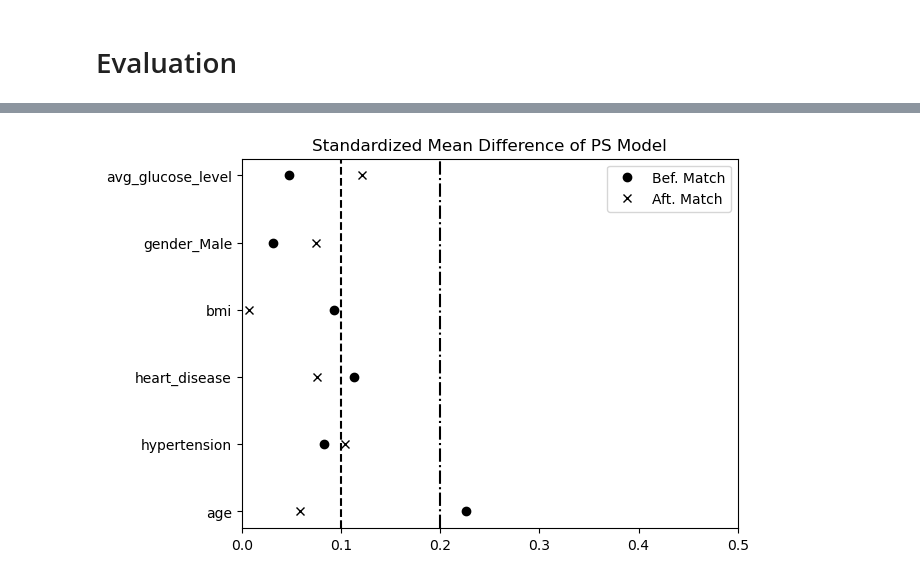
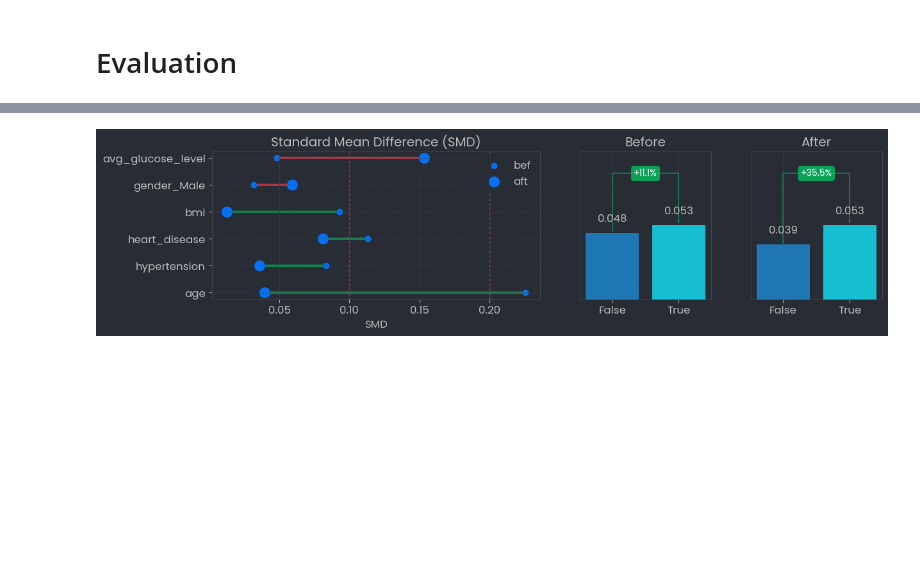
Before and after one commit to azuka31/Tsel-AAGM, a Jupyter notebook: propensity_test.ipynb, the cells around one changed output, grey strips where cells are left out. Saved outputs shown, nothing was run; the diff lists cells and outputs as text; code cells hidden in the pictures; blank space fills up the shorter version.

```diff
--- a/propensity_test.ipynb
+++ b/propensity_test.ipynb
@@ -77,4 +170,58 @@ plt.show()
-# %%
-model.plot_smd()
-# %% [output]
-[figure, removed]
+# %%
+from matplotlib.patches import FancyArrowPatch
+r, c = 1, 3
+fig, ax = plt.subplots(r, c, figsize=(4.5*c, 3*r), width_ratios=(50,20,20))
+ax = ax.flatten()
+
+# Before Matching
+stroke_by_treatment = model.df.groupby(treatment)[[outcome]].mean()
+categories = stroke_by_treatment.index.values
+values = stroke_by_treatment['stroke'].values
+custom_bar_arrow(categories=categories,
+                 values=values,
+                 ax=ax[1])
+ax[1].set_title('Before')
+ax[1].set_xticks(ticks=[0,1], labels=('False', 'True'))
+
+# After Matching
+stroke_by_treatment = model.df_matched.groupby(treatment)[[outcome]].mean()
+categories = stroke_by_treatment.index.values
+values = stroke_by_treatment['stroke'].values
+custom_bar_arrow(categories=categories,
+                 values=values,
+                 ax=ax[2])
+ax[2].set_title('After')
+ax[2].set_xticks(ticks=[0,1], labels=('False', 'True'))
+
+# Comparing SMD
+x1 = model.df_smd.smd_bef.values
+x2 = model.df_smd.smd_aft.values
+y = model.df_smd.index.values
+labels = model.df_smd.features.values
+
+for i in range(len(y)):
+    color = red if x2[i] > x1[i] else green
+    arrow = FancyArrowPatch(
+        posA=(x1[i], y[i]),
+        posB=(x2[i], y[i]),
+        arrowstyle="-",
+        color=color,
+        lw=2.5,
+        mutation_scale=12,
+        alpha=0.7
+    )
+    ax[0].add_patch(arrow)
+
+ax[0].scatter(x1, y, color=custom_colors[0], s=50, label='bef')
+ax[0].scatter(x2, y, color=custom_colors[0], s=150, label='aft')
+ax[0].set_yticks(y, labels=labels)
+ax[0].axvline(0.1, color=red, linestyle=':', alpha=0.4)
+ax[0].axvline(0.2, color=red, linestyle=':', alpha=0.4)
+ax[0].legend(loc='upper right')
+ax[0].set_title('Standard Mean Difference (SMD)')
+ax[0].set(xlabel='SMD')
+
+plt.savefig('output/out_1.png')
+plt.show()
+# %% [output]
+[figure, added]
```
Also changed, not shown: parts of 10 cells of this notebook, 6 other files.
